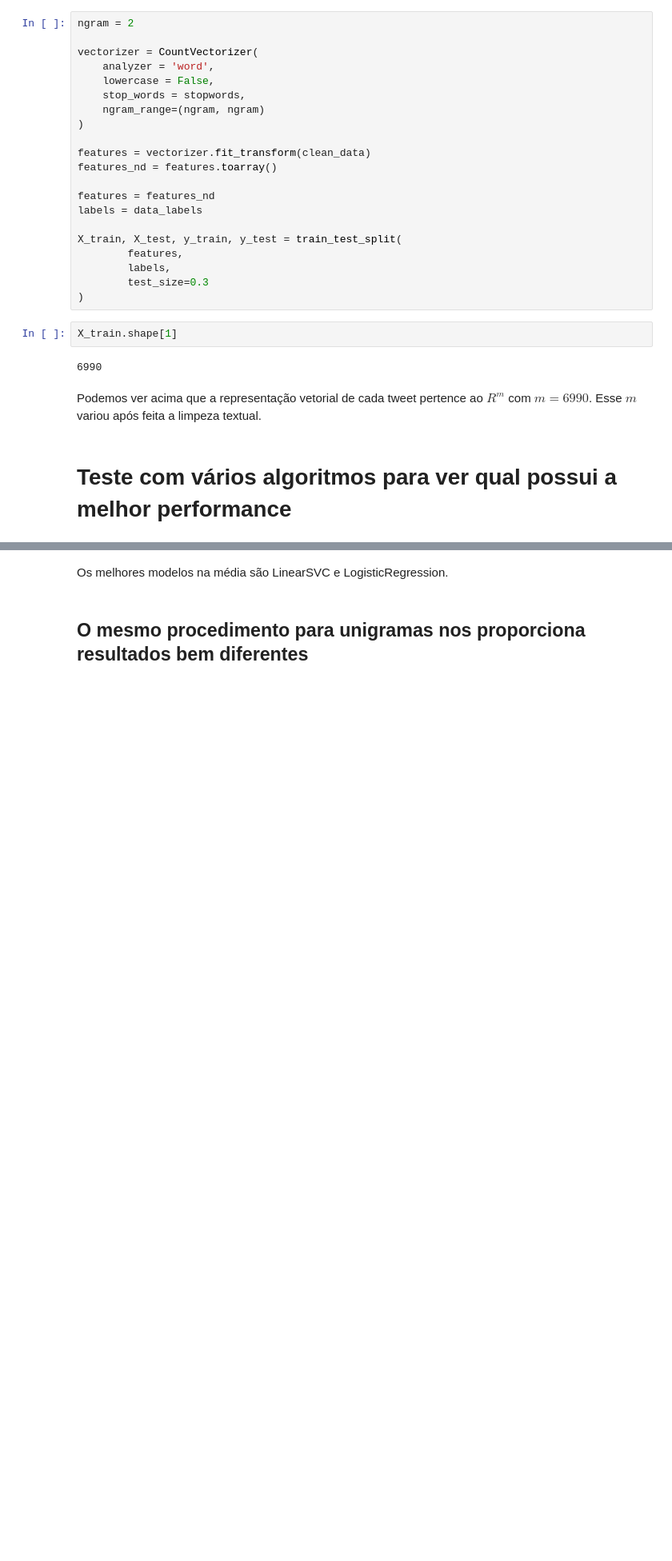
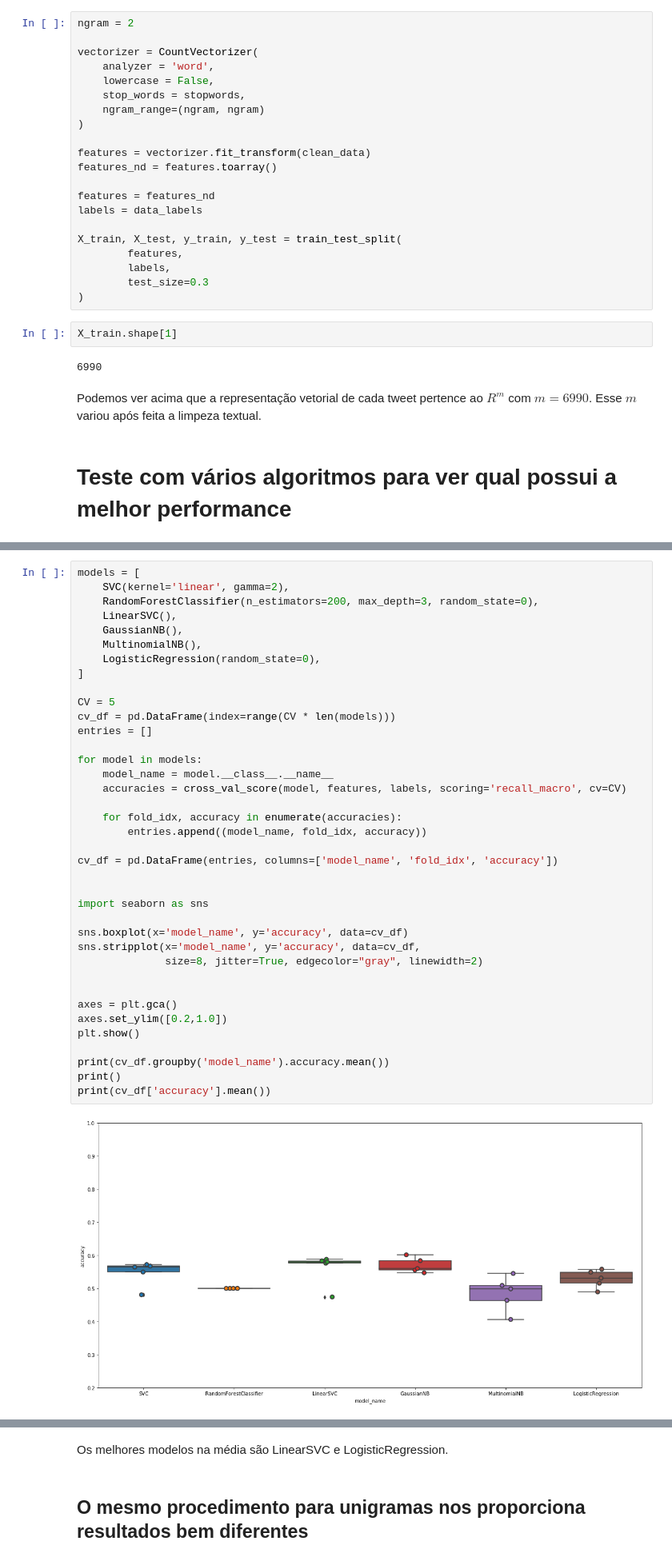
Before and after one commit to lucashelfs/mac0499, a Jupyter notebook: códigos/classificador/Classificador - Final.ipynb, the cells around one changed output, grey strips where cells are left out. Shown: that part at 80% size. Drawn from its saved outputs; the diff is of its cells as text; blank space fills up the shorter version.

```diff
--- a/códigos/classificador/Classificador - Final.ipynb
+++ b/códigos/classificador/Classificador - Final.ipynb
@@ -229,0 +238,40 @@ Name: accuracy, dtype: float64
+# %%
+models = [
+    SVC(kernel='linear', gamma=2),
+    RandomForestClassifier(n_estimators=200, max_depth=3, random_state=0),
+    LinearSVC(),
+    GaussianNB(),
+    MultinomialNB(),
+    LogisticRegression(random_state=0),
+]
+
+CV = 5
+cv_df = pd.DataFrame(index=range(CV * len(models)))
+entries = []
+
+for model in models:
+    model_name = model.__class__.__name__
+    accuracies = cross_val_score(model, features, labels, scoring='recall_macro', cv=CV)
+
+    for fold_idx, accuracy in enumerate(accuracies):
+        entries.append((model_name, fold_idx, accuracy))
+
+cv_df = pd.DataFrame(entries, columns=['model_name', 'fold_idx', 'accuracy'])
+
+
+import seaborn as sns
+
+sns.boxplot(x='model_name', y='accuracy', data=cv_df)
+sns.stripplot(x='model_name', y='accuracy', data=cv_df,
+              size=8, jitter=True, edgecolor="gray", linewidth=2)
+
+
+axes = plt.gca()
+axes.set_ylim([0.2,1.0])
+plt.show()
+
+print(cv_df.groupby('model_name').accuracy.mean())
+print()
+print(cv_df['accuracy'].mean())
+# %% [output]
+[figure, added]
```
Also changed, not shown: parts of 18 cells of this notebook, 1 other file.
